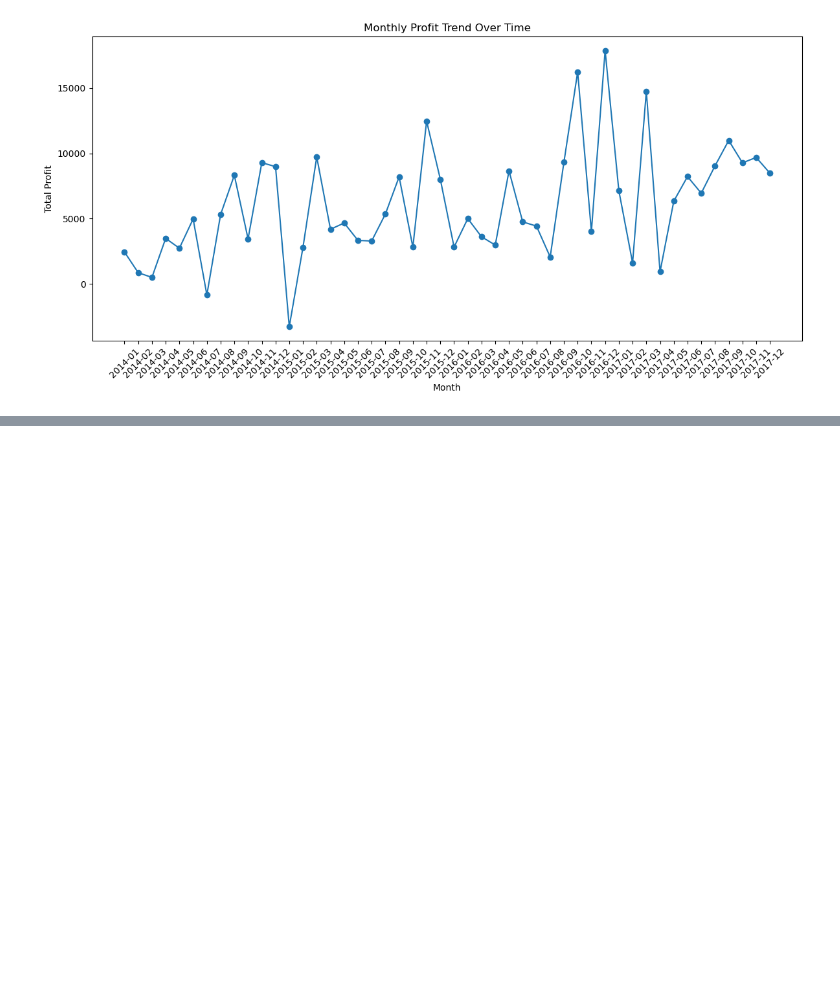
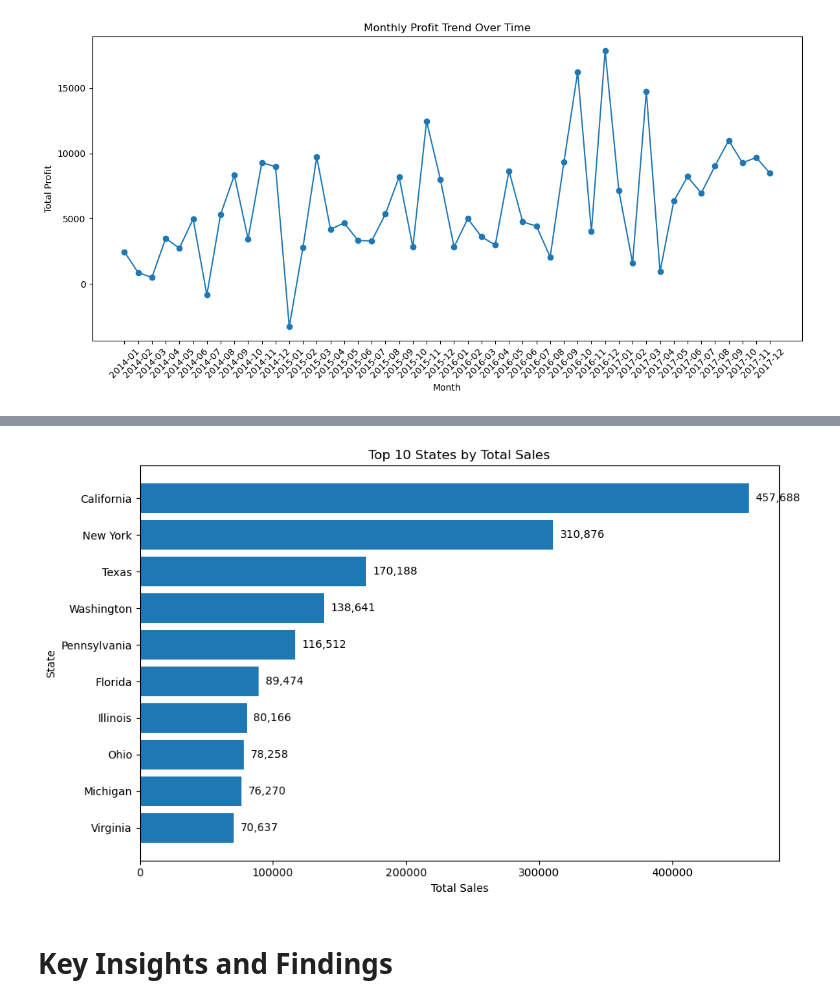
Before and after one commit to mdtarif-code/superstore-sales-data-analysis, a Jupyter notebook: Superstore Sales Data Analysis.ipynb, the cells around one changed output, grey strips where cells are left out. Cells and saved outputs as stored; diff of their text form; code cells hidden in the pictures; blank space fills up the shorter version.

```diff
--- a/Superstore Sales Data Analysis.ipynb
+++ b/Superstore Sales Data Analysis.ipynb
@@ -557,0 +602,4 @@ plt.tight_layout()
+# %%
+state_sales = df.groupby('State')['Sales'].sum().sort_values(ascending=False)
+
+state_sales
@@ -557,0 +624,29 @@ plt.tight_layout()
+# %%
+top_10_states_sales = state_sales.head(10)
+# %%
+plt.figure(figsize=(10, 6))
+
+plt.barh(
+    top_10_states_sales.index,
+    top_10_states_sales.values
+)
+
+for i in range(len(top_10_states_sales)):
+    plt.text(
+        top_10_states_sales.values[i] + 5000,
+        i,
+        f'{top_10_states_sales.values[i]:,.0f}',
+        va='center'
+    )
+
+plt.title('Top 10 States by Total Sales')
+plt.xlabel('Total Sales')
+plt.ylabel('State')
+
+plt.gca().invert_yaxis()
+
+plt.tight_layout()
+# %% [output]
+[figure, added]
+# %% [markdown]
+# Key Insights and Findings
```
Also changed, not shown: parts of 11 cells of this notebook.
